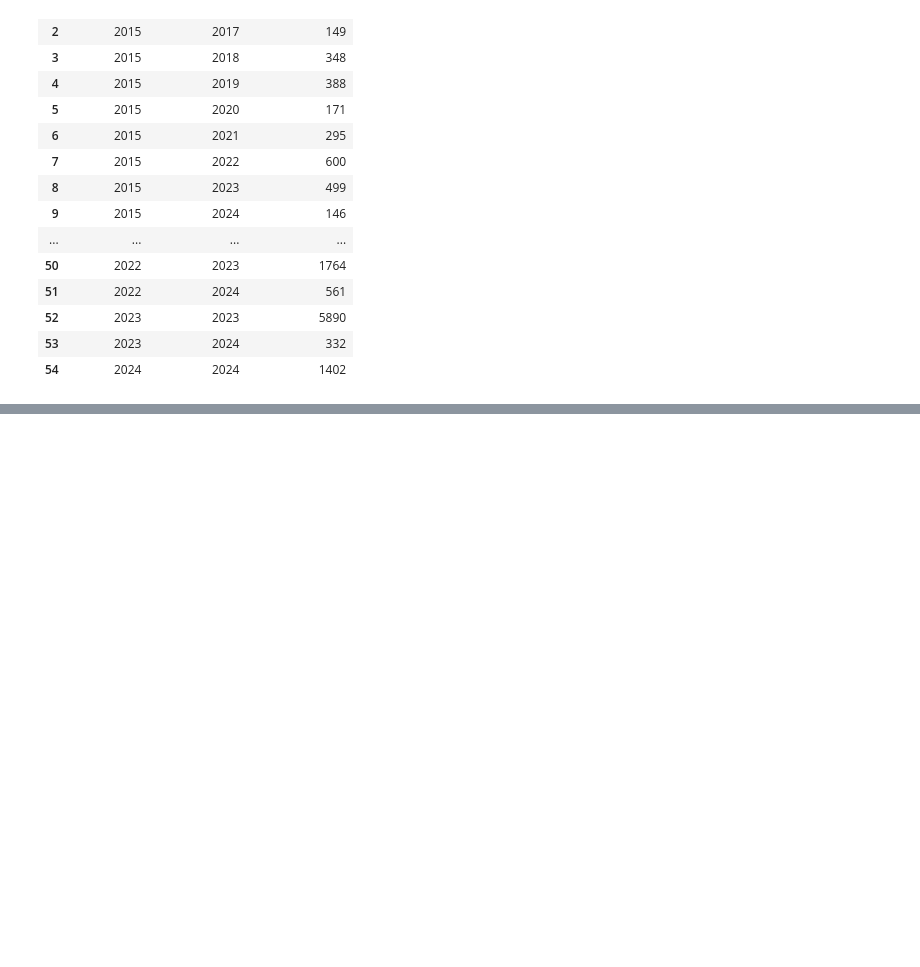
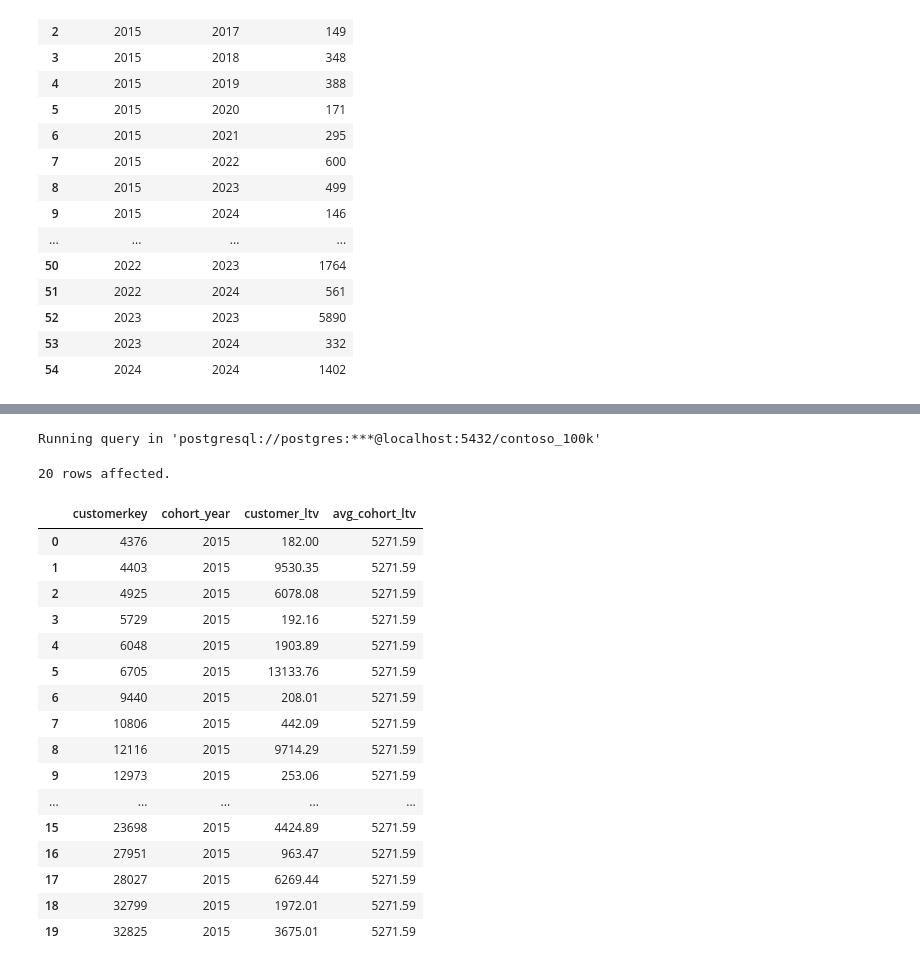
Before and after one commit to DatVo975/SQL-Course, a Jupyter notebook: Resources/Day2.ipynb, the cells around one changed output, grey strips where cells are left out. Drawn from its saved outputs; the diff is of its cells as text; code cells hidden in the pictures; blank space fills up the shorter version.

```diff
--- a/Resources/Day2.ipynb
+++ b/Resources/Day2.ipynb
@@ -441,0 +452,38 @@ Running query in 'postgresql://postgres:***@localhost:5432/contoso_100k'
+# %%
+%%sql
+WITH yearly_cohort AS (
+  SELECT
+    customerkey,
+    EXTRACT(YEAR FROM (MIN(orderdate))) AS cohort_year,
+    SUM(netprice * quantity * exchangerate) AS customer_ltv
+  FROM sales
+  GROUP BY customerkey
+)
+SELECT
+  *,
+  AVG(customer_ltv) OVER (PARTITION BY cohort_year) AS avg_cohort_ltv
+FROM yearly_cohort
+ORDER BY
+  cohort_year,
+  customerkey
+LIMIT 20
+# %% [output]
+Running query in 'postgresql://postgres:***@localhost:5432/contoso_100k'
+20 rows affected.
+|  | customerkey | cohort_year | customer_ltv | avg_cohort_ltv |
+| 0 | 4376 | 2015 | 182.00 | 5271.59 |
+| 1 | 4403 | 2015 | 9530.35 | 5271.59 |
+| 2 | 4925 | 2015 | 6078.08 | 5271.59 |
+| 3 | 5729 | 2015 | 192.16 | 5271.59 |
+| 4 | 6048 | 2015 | 1903.89 | 5271.59 |
+| 5 | 6705 | 2015 | 13133.76 | 5271.59 |
+| 6 | 9440 | 2015 | 208.01 | 5271.59 |
+| 7 | 10806 | 2015 | 442.09 | 5271.59 |
+| 8 | 12116 | 2015 | 9714.29 | 5271.59 |
+| 9 | 12973 | 2015 | 253.06 | 5271.59 |
+| ... | ... | ... | ... | ... |
+| 15 | 23698 | 2015 | 4424.89 | 5271.59 |
+| 16 | 27951 | 2015 | 963.47 | 5271.59 |
+| 17 | 28027 | 2015 | 6269.44 | 5271.59 |
+| 18 | 32799 | 2015 | 1972.01 | 5271.59 |
+| 19 | 32825 | 2015 | 3675.01 | 5271.59 |
```
Also changed, not shown: parts of 10 cells of this notebook.
